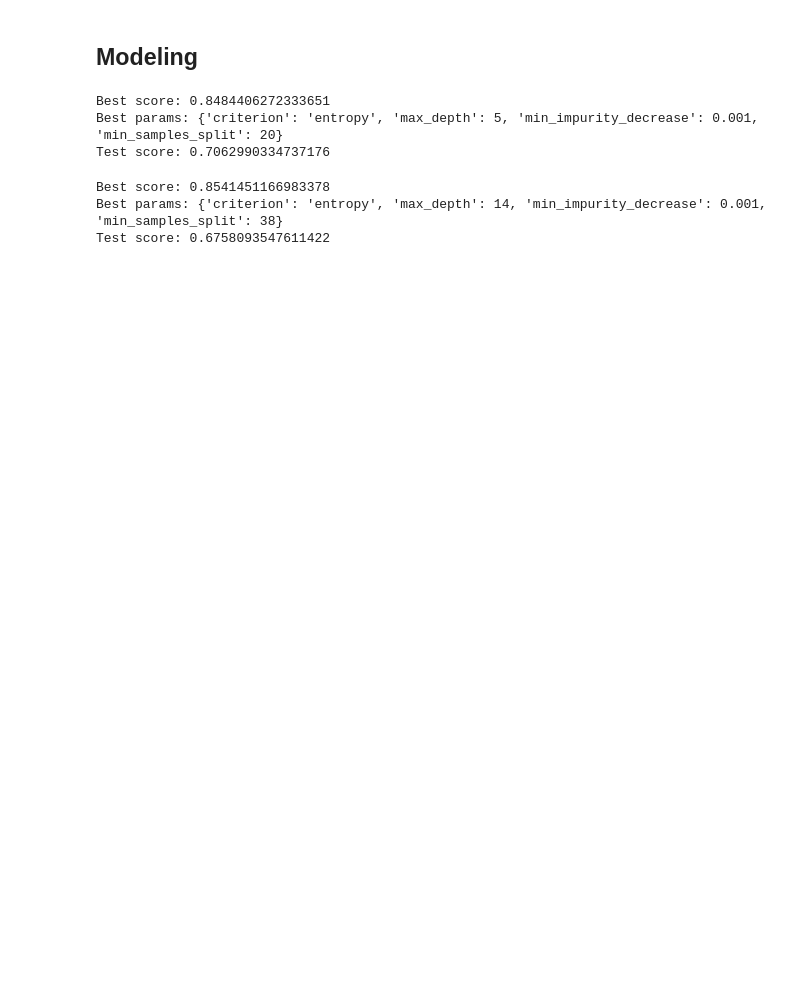
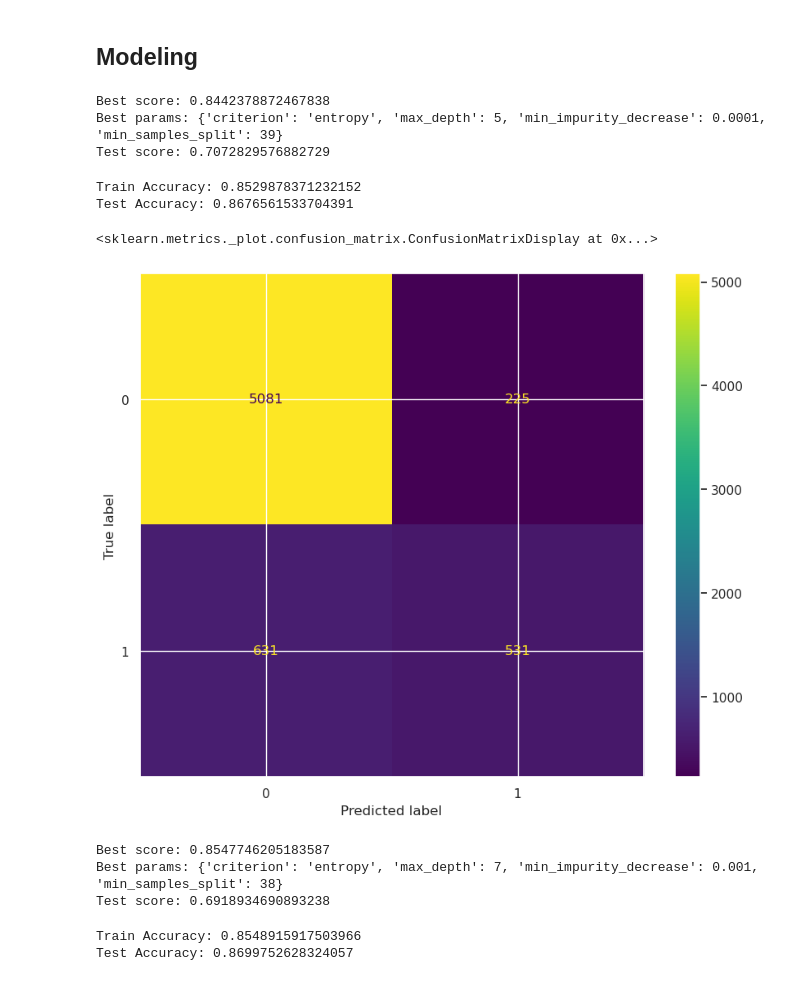
Before and after one commit to BoSsHoGaLeX66/F1Prediction, a Jupyter notebook: EDA.ipynb, the cells around one changed output. Cells and saved outputs as stored; diff of their text form; code cells hidden in the pictures; blank space fills up the shorter version.

```diff
--- a/EDA.ipynb
+++ b/EDA.ipynb
@@ -173,6 +173,7 @@ plt.show()
 # %%
 # starting our modeling with a Decision Tree
 # Splitting our model based on years to avoid data leakage
+features = ['driver_avg_finish_pos_season', 'top3_driver_season_percentage', 'driver_avg_finish_pos_season_lag', 'top3_driver_season_percentage_lag', 'Constructor_Top3_Percent', 'grid']
 train = result_df[result_df.year < 2000]
 test = result_df[result_df.year >= 2000]
 X_train = train[features]
@@ -195,9 +196,23 @@ test_prediction = best_decision_tree.predict(X_test)
 test_score = roc_auc_score(y_test, test_prediction)
 print(f'Test score: {test_score}')
 # %% [output]
-Best score: 0.8484406272333651
-Best params: {'criterion': 'entropy', 'max_depth': 5, 'min_impurity_decrease': 0.001, 'min_samples_split': 20}
-Test score: 0.7062990334737176
+Best score: 0.8442378872467838
+Best params: {'criterion': 'entropy', 'max_depth': 5, 'min_impurity_decrease': 0.0001, 'min_samples_split': 39}
+Test score: 0.7072829576882729
+# %%
+print(f'Train Accuracy: {best_decision_tree.score(X_train, y_train)}')
+print(f'Test Accuracy: {best_decision_tree.score(X_test, y_test)}')
+# %% [output]
+Train Accuracy: 0.8529878371232152
+Test Accuracy: 0.8676561533704391
+# %%
+cm = confusion_matrix(y_test, test_prediction)
+fig, ax = plt.subplots(figsize=(10,8))
+display = ConfusionMatrixDisplay(cm, display_labels=best_decision_tree.classes_)
+display.plot(ax=ax)
+# %% [output]
+<sklearn.metrics._plot.confusion_matrix.ConfusionMatrixDisplay at 0x...>
+[figure, added]
 # %%
 # Now going to use a Random Forest
 param_grid={
@@ -215,6 +230,12 @@ best_forest = randomforestgridsearch.best_estimator_
 pred = best_forest.predict(X_test)
 print(f'Test score: {roc_auc_score(y_test, pred)}')
 # %% [output]
-Best score: 0.8541451166983378
-Best params: {'criterion': 'entropy', 'max_depth': 14, 'min_impurity_decrease': 0.001, 'min_samples_split': 38}
-Test score: 0.6758093547611422
+Best score: 0.8547746205183587
+Best params: {'criterion': 'entropy', 'max_depth': 7, 'min_impurity_decrease': 0.001, 'min_samples_split': 38}
+Test score: 0.6918934690893238
+# %%
+print(f'Train Accuracy: {best_forest.score(X_train, y_train)}')
+print(f'Test Accuracy: {best_forest.score(X_test, y_test)}')
+# %% [output]
+Train Accuracy: 0.8548915917503966
+Test Accuracy: 0.8699752628324057
```
Also changed, not shown: parts of 15 cells of this notebook, 17 other files.
